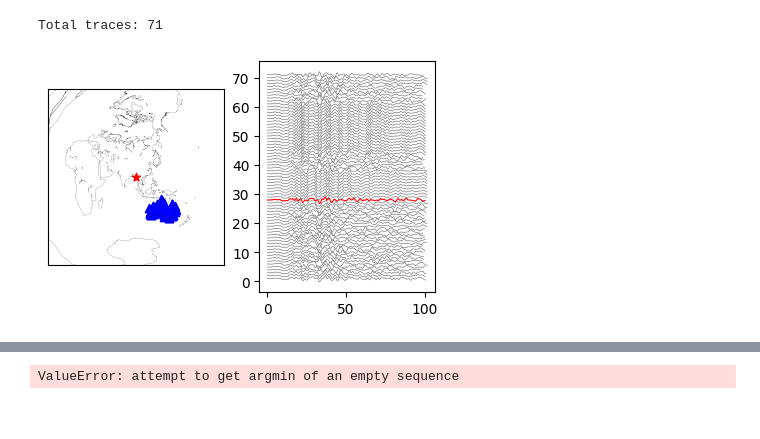
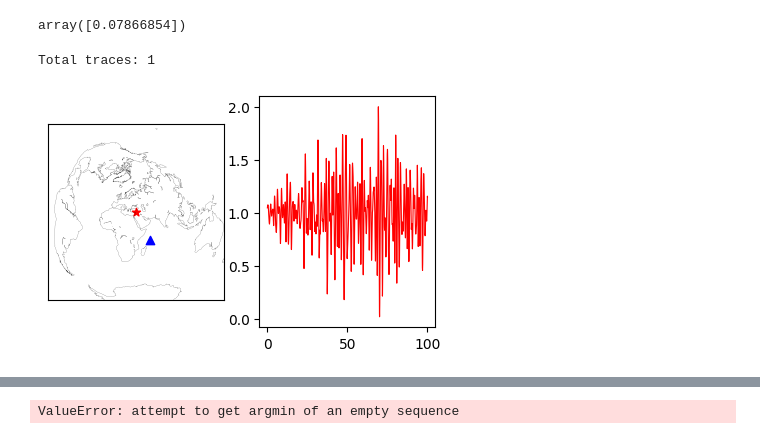
Before and after one commit to ajay6763/earthquake_bp_obspy, a Jupyter notebook: Array_selection.ipynb, the cells around one changed output, grey strips where cells are left out. Saved outputs shown, nothing was run; the diff lists cells and outputs as text; code cells hidden in the pictures.

Commit message:
SNR_window

```diff
--- a/Array_selection.ipynb
+++ b/Array_selection.ipynb
@@ -30,7 +30,8 @@ snr_window=10
 extra_label='_10_sps'
 
 file='input_default.csv'
-file='input_Myanmar_March_2025_AU.csv'
+file='input_allsta_7.7_anubhab.csv'
+file='input_USA_Turkey_7.7.csv'
 
 input = pd.read_csv('./'+file,header=None)
 a=input.to_dict('series')
@@ -153,4 +154,5 @@ Total number of stations: 429
 # %%
+
 ##########################################################################
 # reading wavefrom data and assigning station info to them
 # I do this by haveing lists of stations with all the info read and
@@ -196,7 +198,7 @@ print('Total no of traces after decimation criteria:', len(stream_work))
 # CUtting before and after P arrival
 ##########################################################################
 print('Total no of traces before data gap checks:', len(stream_work))
-stream_work=bp_lib.stream_cut_P_arrival_normalize(stream_work,Start_P_cut_time,End_P_cut_time)
+stream_work=bp_lib.stream_cut_P_arrival(stream_work,Start_P_cut_time,End_P_cut_time)
 print('Total no of traces after cutting and data gap checks ', len(stream_work))
 
 #stream_for_bp = bp_lib.snr_check(stream_cut,2,5,50)
@@ -221,9 +223,9 @@ bp_lib.data_plot(stream_work,event_lat,event_long,'./','test')
 # %%
 from mpl_toolkits.basemap import Basemap
 def array_selection_plot(stream,event_lat,event_long,az_min,az_max,dist_min=0,dist_max=90,bp_l=0.1,
-                        bp_h=2.0,max_lag=1,time_before=5,time_after=100,corr_thres=0.7,
+                        bp_h=2.0,max_lag=1,SNR_window=10,time_before=5,time_after=100,corr_thresh=0.7,
                          t_plot_start=-20,t_plot_end=100,SNR=2.0):
-    fig, ax = plt.subplots(1, 2, sharex=False, sharey=False,figsize=(5,3))
+    fig, ax = plt.subplots(1, 2, sharex=False, sharey=False,figsize=(10,3))
     #map =  Basemap(projection='cyl', lon_0=event_long,lat_0=event_lat,
     #        resolution='c',ax=ax[0])
     width = 28e6
@@ -231,14 +233,21 @@ def array_selection_plot(stream,event_lat,event_long,az_min,az_max,dist_min=0,di
     map = Basemap(ax=ax[0],width=width,height=width,projection='aeqd',lon_0=event_long,lat_0=event_lat,resolution='c')
     stream_sorted=bp_lib.check_distance(stream,dist_min,dist_max)
     stream_sorted=bp_lib.check_azimuth(stream_sorted,az_min,az_max)
-    stream_sorted = bp_lib.snr_check(stream_sorted,SNR,snr_window,time_before)
+    stream_sorted=bp_lib.detrend_normalize_stream(stream_sorted,type='demean')
+    stream_sorted= bp_lib.snr_check(stream_sorted,SNR,SNR_window,SNR_window)
+
     #strea_out=stream_sorted.copy()
     Ref_trace_ind =bp_lib.get_ref_station(stream_sorted)
     ref_trace=stream_sorted[Ref_trace_ind]
-    stream_sorted=bp_lib.crosscorr_stream_xcorr(stream_sorted,ref_trace,
-                                        time_before,time_after,max_lag,bp_l,bp_u,corr_thres)
-    #stream_sorted=bp_lib.crosscorr_stream_xcorr_no_filter(stream_sorted,
-    #                                                    ref_trace,time_before,time_after,max_lag,threshold_correlation)
+    #for tr in stream_sorted:
+    #    tr.filter('bandpass',freqmin=bp_l,freqmax=bp_u)
+
+    #stream_sorted=bp_lib.crosscorr_stream_xcorr(stream_sorted,ref_trace,Start_P_cut_time,time_before,time_after,max_lag,bp_l,bp_u,corr_thresh)
+    stream_sorted=bp_lib.crosscorr_stream_xcorr_no_filter_P_arrival(stream_sorted,ref_trace,time_before,
+                                                          time_after,max_lag,corr_thresh)
+    #stream_sorted=bp_lib.crosscorr_stream_xcorr_P_arrival(stream_sorted,ref_trace,time_before,
+    #                                                      time_after,max_lag,bp_l,bp_h,corr_thresh)
+    #stream_sorted=bp_lib.crosscorr_stream_prev(stream_sorted,ref_trace,max_lag,corr_thresh)
     count=0
     for tr_ in stream_sorted:
         count=count+1
@@ -254,10 +263,11 @@ def array_selection_plot(stream,event_lat,event_long,az_min,az_max,dist_min=0,di
             #cut = tr.data  #bp_lib.cut_window(tr, t_corr, -5, STF_end)[0]
             temp = tr.trim(tr.stats['P_arrival']-t_plot_start+tr.stats['Corr_shift'],
                           tr.stats['P_arrival']+t_plot_end)  #bp_lib.cut_window(tr, t_corr, -5, STF_end)[0]
+            temp.normalize()
             cut=temp.data
             cut=cut*tr.stats['Corr_sign']*tr.stats['Corr_coeff']
-            cut=cut/np.max(cut) #+ count
-            cut=cut +count
+            #cut=cut/np.max(cut) #+ count
+            #cut=cut +count
             time = np.arange(0, len(cut)/ tr.stats.sampling_rate, tr.stats.delta)
             ax[1].plot(time,cut*1,color='red',linewidth=0.8)
             #ax[1].plot(time,tr.data,color='gray')
@@ -270,10 +280,11 @@ def array_selection_plot(stream,event_lat,event_long,az_min,az_max,dist_min=0,di
             #cut = tr.data  #bp_lib.cut_window(tr, t_corr, -5, STF_end)[0]
             temp = tr.trim(tr.stats['P_arrival']-t_plot_start+tr.stats['Corr_shift'],
                            tr.stats['P_arrival']+t_plot_end)  #bp_lib.cut_window(tr, t_corr, -5, STF_end)[0]
+            temp.normalize()
             cut=temp.data
             cut=cut*tr.stats['Corr_sign']*tr.stats['Corr_coeff']
-            cut=cut/np.max(cut) #+ count
-            cut=cut +count
+            #cut=cut/np.max(cut) #+ count
+            #cut=cut +count
             time = np.arange(0, len(cut)/ tr.stats.sampling_rate, tr.stats.delta)
             ax[1].plot(time,cut*1,color='grey',linewidth=0.5)
             #ax[1].plot(time,tr.data,color='gray')
@@ -443,17 +379,17 @@ stream_test=stream_work.copy()
+# %%
+cc
+# %% [output]
+array([0.07866854])
 # %%
 #Australia
 az_min=120
 az_max=160
 dist_min=45 #30
 dist_max=80
 stream_out=array_selection_plot(stream_test,event_lat,event_long,az_min,az_max,dist_min,dist_max,
-                    bp_l=0.05,bp_h=2,max_lag=10,time_before=10,time_after=20,
-                     corr_thres=0.2,t_plot_start=0,
+                    bp_l=0.5,bp_h=2,max_lag=10,time_before=10,time_after=20,
+                     corr_thresh=0.2,t_plot_start=0,
                      t_plot_end=100,SNR=4)
-#stream_out=array_selection_plot_(stream_test,event_lat,event_long,az_min,az_max,dist_min,dist_max,
-#                    bp_l=0.2,bp_h=2.5,max_lag=10,time_before=10,time_after=10,
-#                     corr_thres=0.1,t_plot_start=10,
-#                     t_plot_end=60,SNR=2)
 # %% [output]
-Total traces: 71
+Total traces: 1
-[figure, old version]
+[figure, new version]
```
Also changed, not shown: parts of 23 cells of this notebook, 5 other files.
